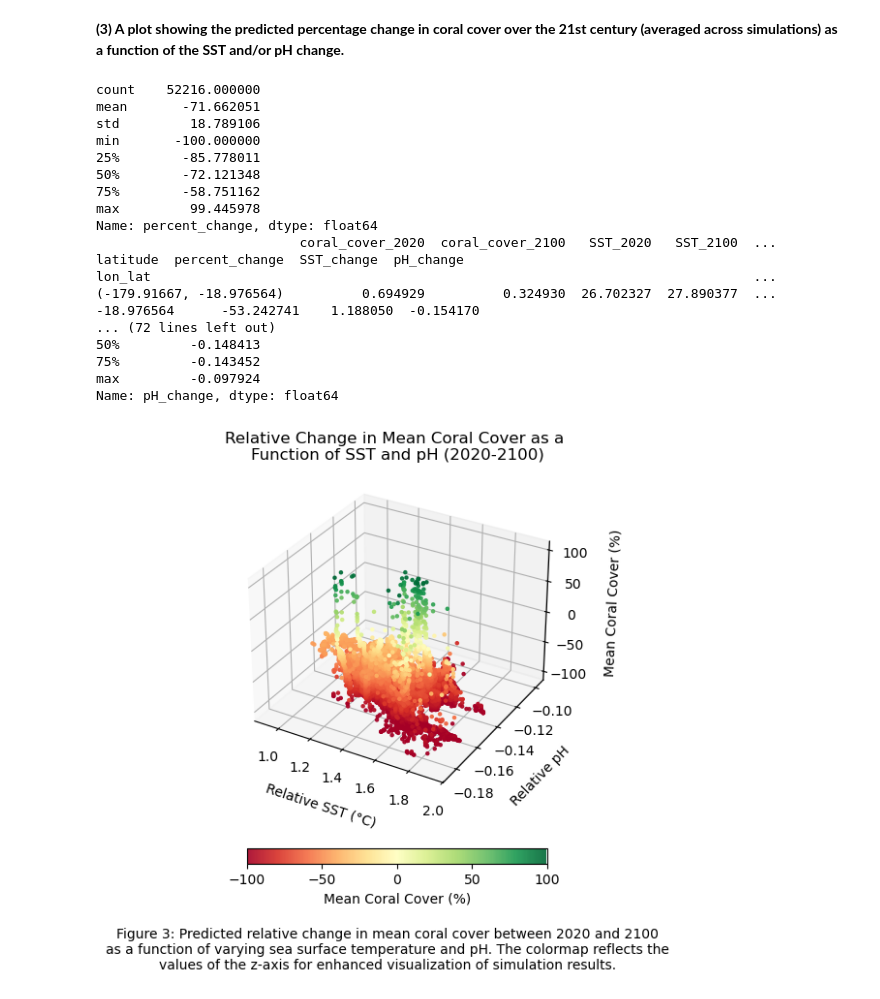
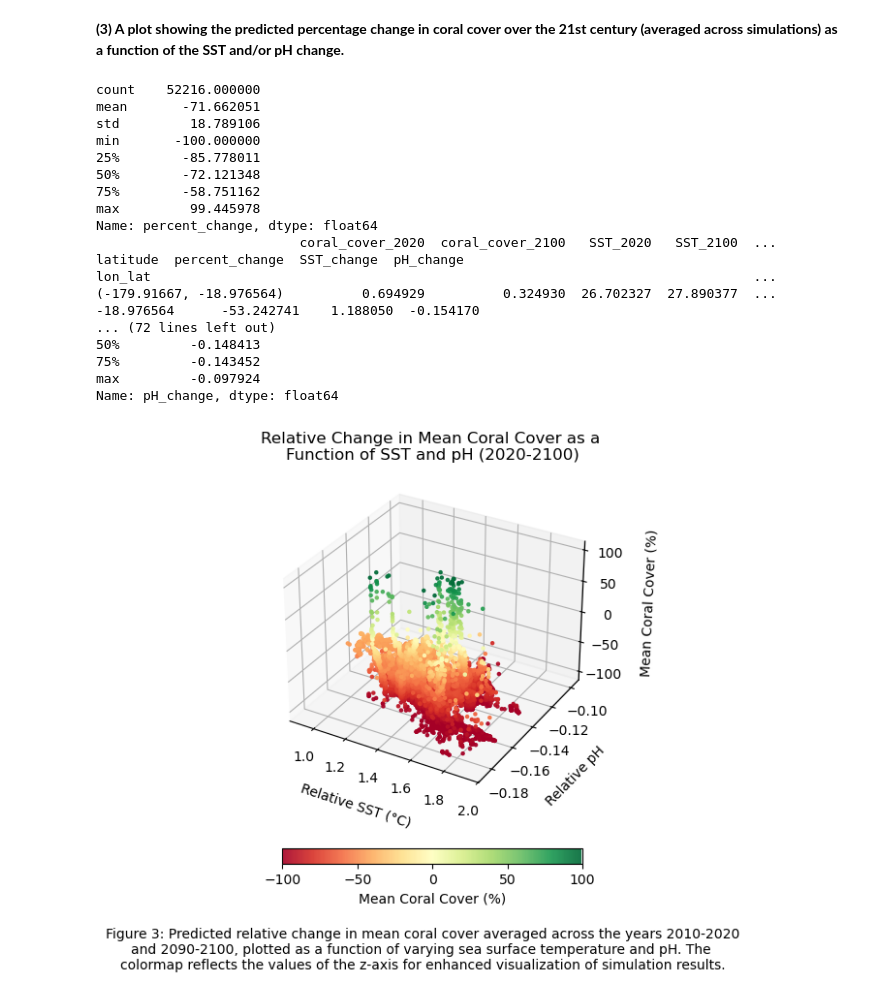
Before and after one commit to maluhiakinimaka/mbio691l-kinimaka, a Jupyter notebook: mbio691l_project_kinimaka.ipynb, the cells around one changed output. Saved outputs shown, nothing was run; the diff lists cells and outputs as text; code cells hidden in the pictures.

```diff
--- a/mbio691l_project_kinimaka.ipynb
+++ b/mbio691l_project_kinimaka.ipynb
@@ -288,34 +291,34 @@ cbar = plt.colorbar(sc, ax=ax, orientation='horizontal', pad=0.1, shrink=0.5)
 cbar.set_ticks([-100, -50, 0, 50, 100])
 cbar.set_label('Mean Coral Cover (%)')
 
 # add caption
 plt.figtext(0.5, 0.09,
-             'Figure 3: Predicted relative change in mean coral cover between 2020 and 2100\n'
-             'as a function of varying sea surface temperature and pH. The colormap reflects the\n'
-             'values of the z-axis for enhanced visualization of simulation results.',
+             'Figure 3: Predicted relative change in mean coral cover averaged across the years 2010-2020\n'
+             'and 2090-2100, plotted as a function of varying sea surface temperature and pH. The \n'
+             'colormap reflects the values of the z-axis for enhanced visualization of simulation results.',
              ha='center', va='top', fontsize=10)
 
 # export as vector file
 plt.savefig('percent_change_CC_SST_pH.svg', format='svg', bbox_inches='tight')
 
 # plot
 plt.show()
 # %% [output]
 count    52216.000000
 mean       -71.662051
 std         18.789106
 min       -100.000000
 25%        -85.778011
 50%        -72.121348
 75%        -58.751162
 max         99.445978
 Name: percent_change, dtype: float64
                           coral_cover_2020  coral_cover_2100   SST_2020   SST_2100  ...   latitude  percent_change  SST_change  pH_change
 lon_lat                                                                             ...
 (-179.91667, -18.976564)          0.694929          0.324930  26.702327  27.890377  ... -18.976564      -53.242741    1.188050  -0.154170
 ... (72 lines left out)
 50%         -0.148413
 75%         -0.143452
 max         -0.097924
 Name: pH_change, dtype: float64
-[figure, old version]
+[figure, new version]
```
Also changed, not shown: parts of 2 cells of this notebook, 3 other files.
